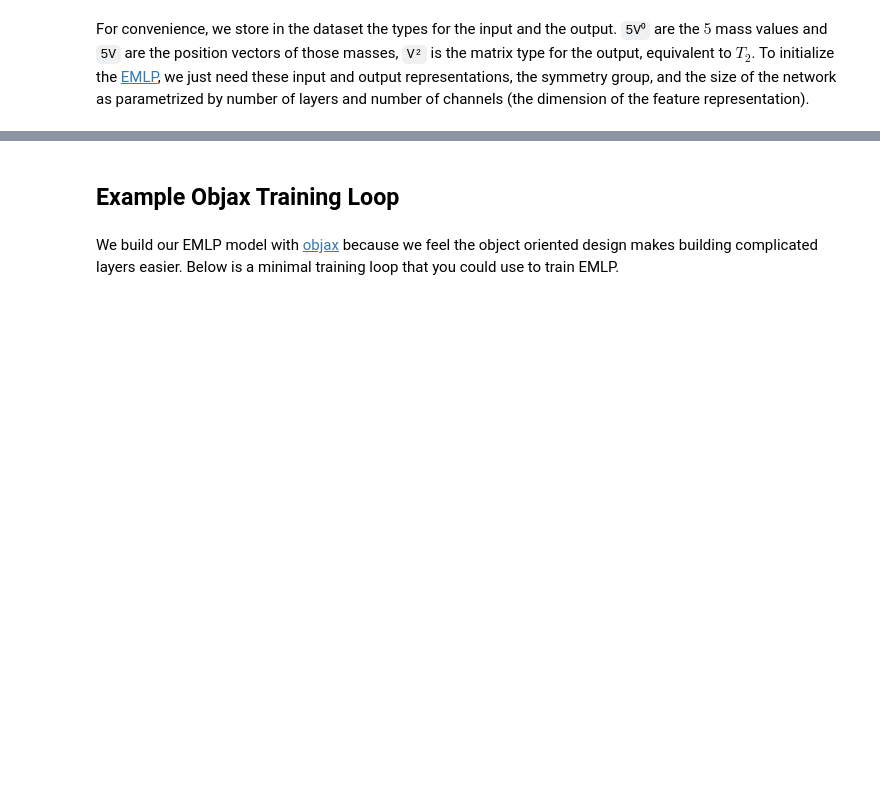
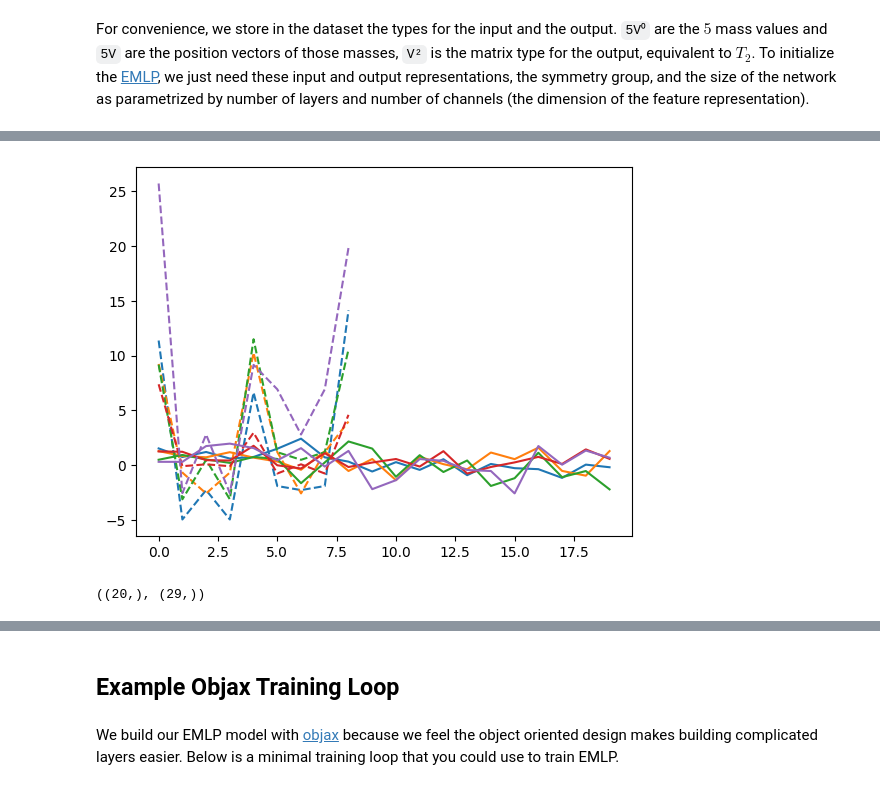
Before and after one commit to elidub/SymPDE, a Jupyter notebook: ext_repos/equivariant-MLP/docs/notebooks/2building_a_model.ipynb, the cells around one changed output, grey strips where cells are left out. Cells and saved outputs as stored; diff of their text form; code cells hidden in the pictures; blank space fills up the shorter version.

```diff
--- a/ext_repos/equivariant-MLP/docs/notebooks/2building_a_model.ipynb
+++ b/ext_repos/equivariant-MLP/docs/notebooks/2building_a_model.ipynb
@@ -47,0 +108,14 @@ model = emlp.nn.EMLP(trainset.rep_in,trainset.rep_out,group=G,num_layers=3,ch=38
+# %%
+xs, ys = trainset[:5]
+for i, (x, y) in enumerate(zip(xs, ys)):
+    plt.plot(x, color = f'C{i}')
+    plt.plot(y, color = f'C{i}', linestyle='--')
+plt.show()
+# %% [output]
+[figure, added]
+# %%
+layer = model.network[0].linear
+out = layer(x)
+x.shape, out.shape
+# %% [output]
+((20,), (29,))
```
Also changed, not shown: parts of 19 cells of this notebook, 9 other files.
